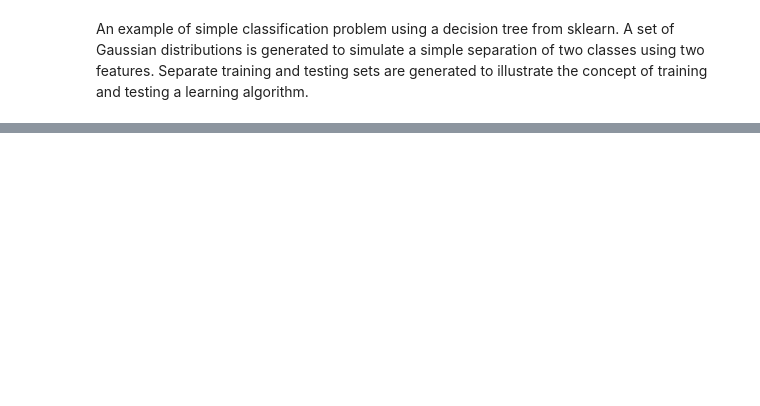
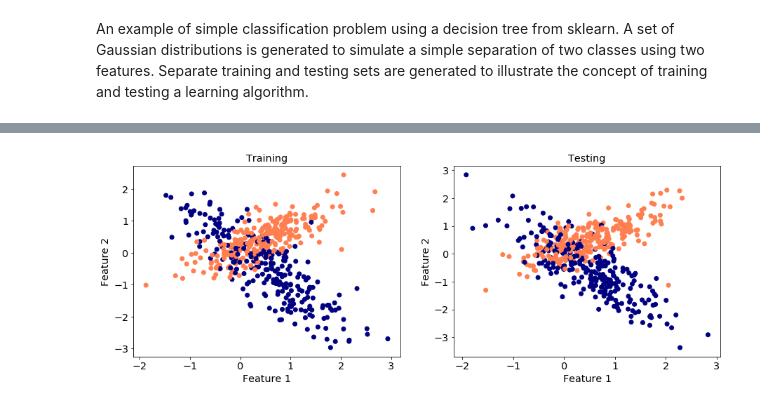
Before and after one commit to giacomo-artoni/cmpp, a Jupyter notebook: Lecture3-Classification/Classification -1 Easy classify.ipynb, the cells around one changed output, grey strips where cells are left out. Cells and saved outputs as stored; diff of their text form; code cells hidden in the pictures; blank space fills up the shorter version.

```diff
--- a/Lecture3-Classification/Classification -1 Easy classify.ipynb
+++ b/Lecture3-Classification/Classification -1 Easy classify.ipynb
@@ -14,6 +14,7 @@ from sklearn.ensemble import AdaBoostClassifier
 from sklearn.tree import DecisionTreeClassifier
 from sklearn.datasets import make_gaussian_quantiles, make_classification
 from sklearn.metrics import roc_curve, classification_report, roc_auc_score, auc
+from sklearn.model_selection import train_test_split
 
 import matplotlib.pylab as pylab
 import matplotlib.pyplot as plt
@@ -24,20 +25,12 @@ params = {'legend.fontsize': 'x-large',
          'ytick.labelsize':'x-large'}
 pylab.rcParams.update(params)
 
-# Construct training dataset
-#X, y = make_gaussian_quantiles(cov=3.,
-#                                 n_samples=500, n_features=2,
-#                                 n_classes=2, random_state=1)
-X, y = make_classification(n_samples=500, n_features=2,
-                           n_redundant=0, n_clusters_per_class=1,
-                           n_classes=2,
-                           n_informative=2,
-                          random_state=1, class_sep=3)
+kw_args = dict()
 
+# Construct dataset
+X, y = make_classification(random_state=1, n_samples=1000, n_features=2,
+                           n_redundant=0, n_clusters_per_class=1, n_classes=2,
+                           n_informative=2, class_sep=0.5)
 
-# Construct testing dataset
-Xt, yt = make_classification(n_samples=500, n_features=2,
-                           n_redundant=0, n_clusters_per_class=1,
-                           n_classes=2,
-                           n_informative=2,
-                          random_state=2, class_sep=3)
+# Split into training and testing
+X_train, X_test, y_train, y_test = train_test_split(X, y, test_size=0.5, random_state=42)
@@ -62,2 +59,17 @@ plt.show()
+# %%
+def show_features(train_x, train_y, test_x, test_y, feature_indeces, feature_names):
+    fig, (train_fig, test_fig) = plt.subplots(1, 2, figsize=(15, 5))
+    #fig.suptitle('Two examples of different priors applied to the same Likelihood')
+    plot_info = [(train_x, train_y, train_fig, 'Training'), (test_x, test_y, test_fig, 'Testing')]
+    for xx, yy, f, lab in plot_info:
+        cols = [('coral' if yy[i]==0 else 'navy') for i in range(len(yy))]
+        f.scatter(xx[:, feature_indeces[0]], xx[:, feature_indeces[1]],  c=cols)
+        f.set_title(lab)
+        plt.setp(f, xlabel=feature_names[0])
+        plt.setp(f, ylabel=feature_names[1])
+# %%
+show_features(X_train, y_train, X_test, y_test, [0, 1], ['Feature 1', 'Feature 2'])
+# %% [output]
+[figure, added]
 # %%
 # Create and fit a decision tree
```
Also changed, not shown: parts of 8 cells of this notebook, 2 other files.
